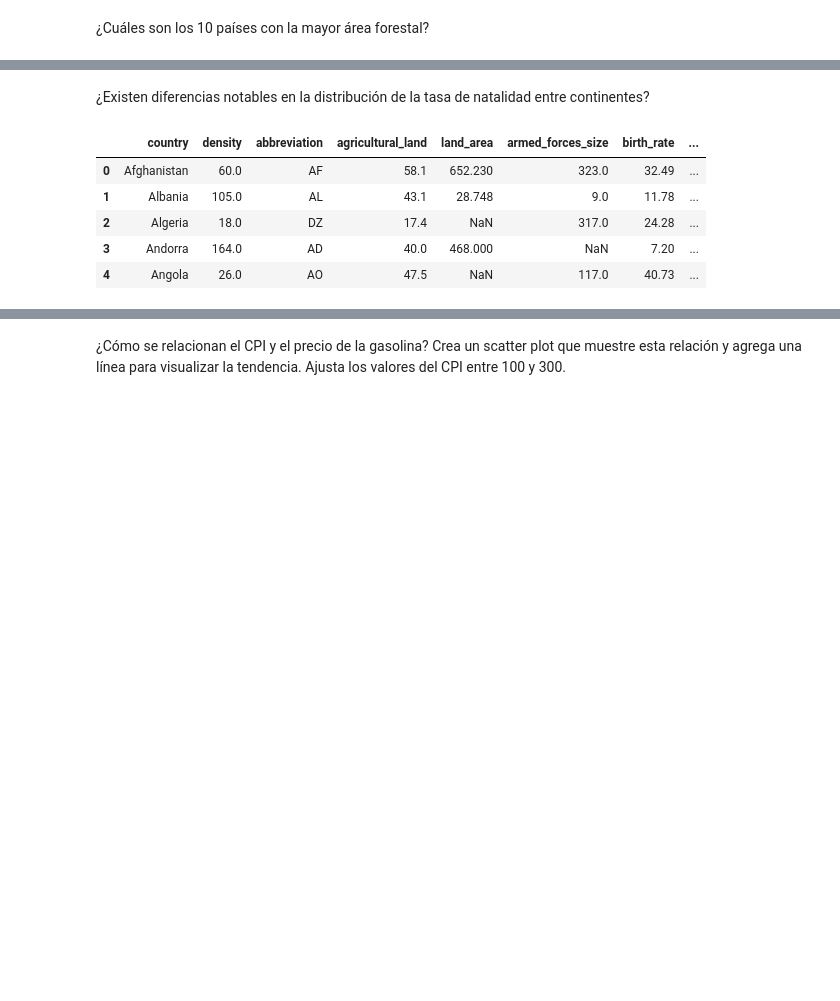
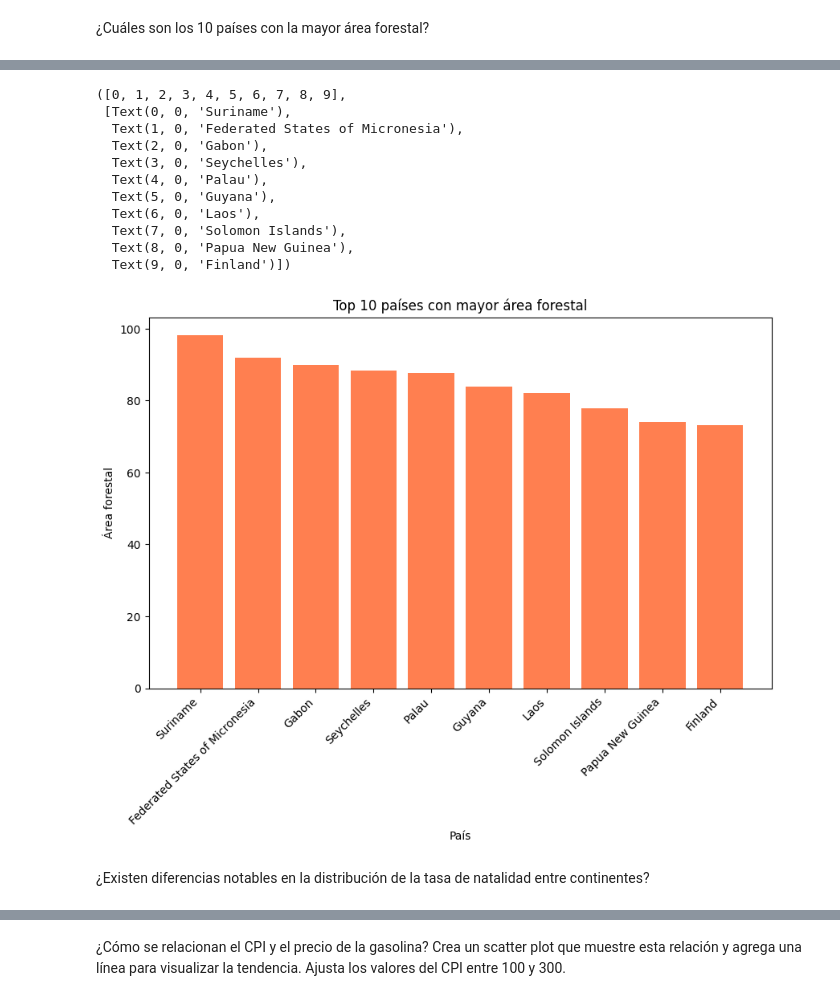
Before and after one commit to karinem0/promoG-modulo3-sprint2-pairprogramming-Johanna-Karine, a Jupyter notebook: 1. Visualización_pair_programming.ipynb, the cells around one changed output, grey strips where cells are left out. Saved outputs shown, nothing was run; the diff lists cells and outputs as text; code cells hidden in the pictures; blank space fills up the shorter version.

```diff
--- a/1. Visualización_pair_programming.ipynb
+++ b/1. Visualización_pair_programming.ipynb
@@ -182,3 +267,11 @@ print(df.to_string())
 # %% [markdown]
 
 ¿Cuáles son los 10 países con la mayor área forestal?
+# %%
+# Agrupamos por países y sacamos los países con mayor area forestal y lo ordenamos de mayor a menor
+paises = df.groupby("country")["forested_area"].max().sort_values(ascending=False)
+paises = paises.reset_index()
+
+# Sacamos sólo 10 países solicitados
+top_10paises = paises.head(10)
+top_10paises
@@ -185,12 +290,28 @@ print(df.to_string())
+# %%
+# Ahora vamos a representar y visualizar los resultados en una gráfica
+
+plt.figure(figsize=(10, 6))
+
+plt.bar(top_10paises['country'],
+        top_10paises['forested_area'],
+        color='coral')
+plt.xlabel('País')
+plt.ylabel('Área forestal')
+plt.title('Top 10 países con mayor área forestal')
+plt.xticks(rotation=45, ha='right')
+# %% [output]
+([0, 1, 2, 3, 4, 5, 6, 7, 8, 9],
+ [Text(0, 0, 'Suriname'),
+  Text(1, 0, 'Federated States of Micronesia'),
+  Text(2, 0, 'Gabon'),
+  Text(3, 0, 'Seychelles'),
+  Text(4, 0, 'Palau'),
+  Text(5, 0, 'Guyana'),
+  Text(6, 0, 'Laos'),
+  Text(7, 0, 'Solomon Islands'),
+  Text(8, 0, 'Papua New Guinea'),
+  Text(9, 0, 'Finland')])
+[figure, added]
 # %% [markdown]
 
 ¿Existen diferencias notables en la distribución de la tasa de natalidad entre continentes?
-# %%
-df.head()
-# %% [output]
-|  | country | density | abbreviation | agricultural_land | land_area | armed_forces_size | birth_rate | ... |
-| 0 | Afghanistan | 60.0 | AF | 58.1 | 652.230 | 323.0 | 32.49 | ... |
-| 1 | Albania | 105.0 | AL | 43.1 | 28.748 | 9.0 | 11.78 | ... |
-| 2 | Algeria | 18.0 | DZ | 17.4 | NaN | 317.0 | 24.28 | ... |
-| 3 | Andorra | 164.0 | AD | 40.0 | 468.000 | NaN | 7.20 | ... |
-| 4 | Angola | 26.0 | AO | 47.5 | NaN | 117.0 | 40.73 | ... |
```
Also changed, not shown: parts of 8 cells of this notebook.
